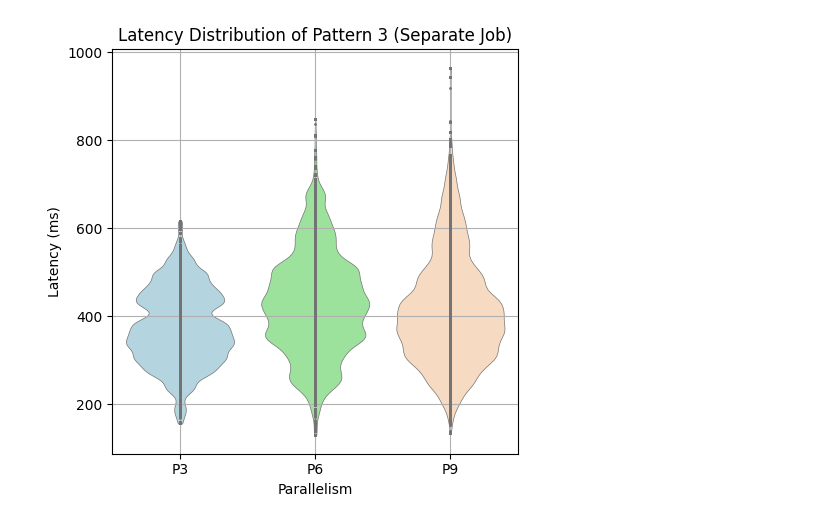
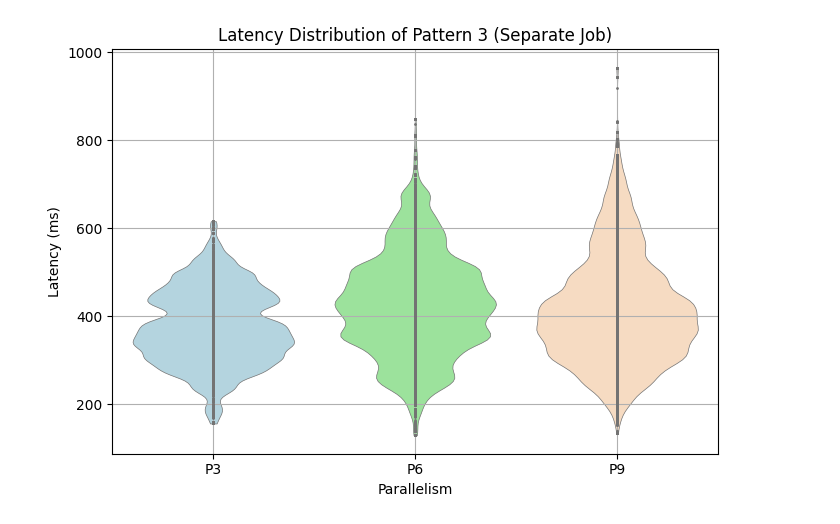
Before and after one commit to vaibhav-talari/thesis-data-analytics, a Jupyter notebook: sep_pattern3_plot.ipynb, the cells around one changed output. Saved outputs shown, nothing was run; the diff lists cells and outputs as text; code cells hidden in the pictures.

Commit message:
updated plots

```diff
--- a/sep_pattern3_plot.ipynb
+++ b/sep_pattern3_plot.ipynb
@@ -33,34 +33,34 @@ for sh in sheet_names:
         for row in range(start_row, end_row + 1):
             data[sh].append(sheet[f"{col}{row}"].value)
 
 # Convert to a DataFrame for seaborn
 df = pd.DataFrame(data)
 
 # Melt the DataFrame for seaborn compatibility
 df_melted = df.melt(var_name="Parallelism", value_name="Latency")
 
 # Plot a violin plot
-#(8,6)
-plt.figure(figsize=(5, 5))
+# (8,6)
+plt.figure(figsize=(7, 5))
 sns.violinplot(
     x="Parallelism",
     y="Latency",
     data=df_melted,
     inner="point",
     palette=custom_palette,
     hue="Parallelism",
     linewidth=0.5,
-    cut=0
+    cut=0,
 )
 
 plt.title("Latency Distribution of Pattern 3 (Separate Job)")
 plt.ylabel("Latency (ms)")
 plt.xlabel("Parallelism")
 
 plt.xticks(ticks=[0, 1, 2], labels=["P3", "P6", "P9"])
 
 plt.grid(True)
 plt.tight_layout()
 plt.show()
 # %% [output]
-[figure, old version]
+[figure, new version]
```
Also changed, not shown: parts of 2 cells of this notebook, 4 other files.
